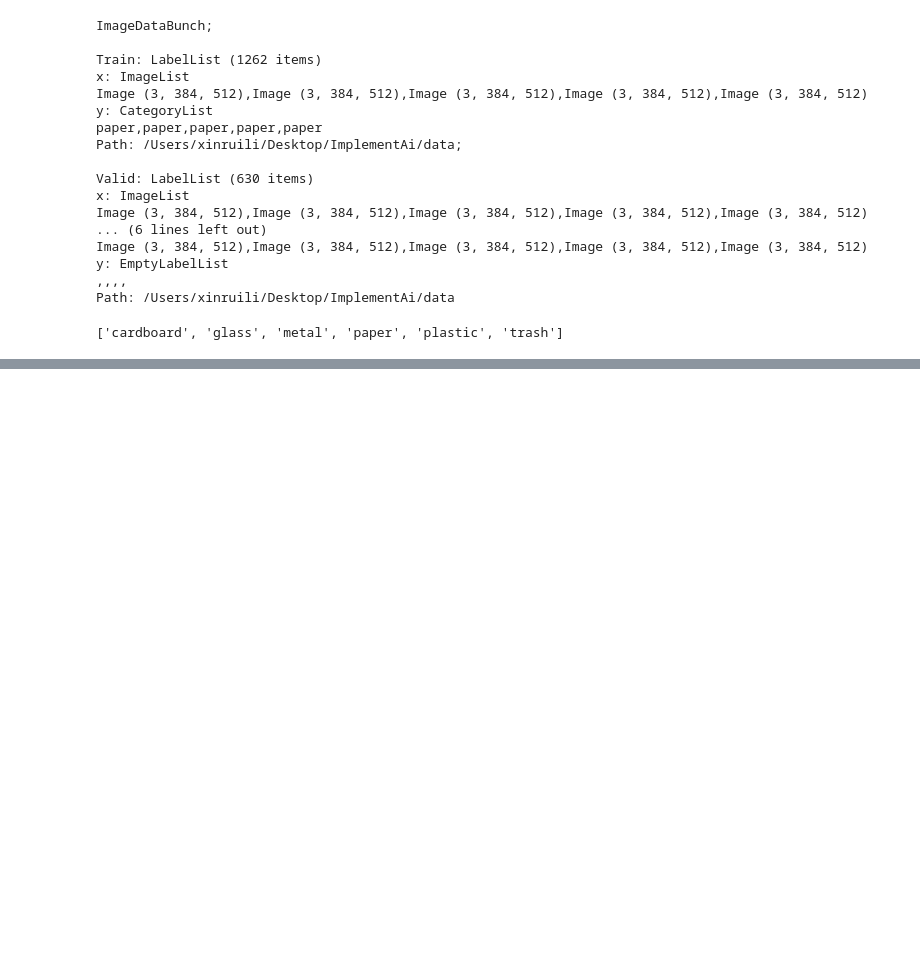
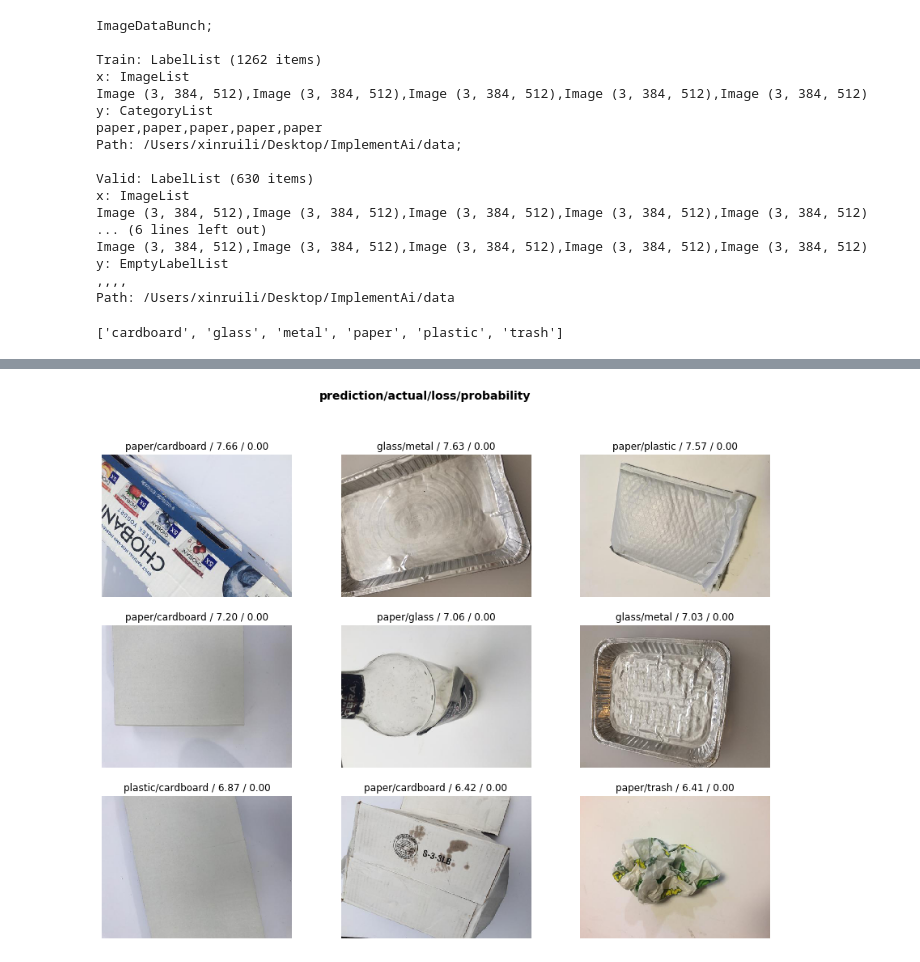
Before and after one commit to xinruili07/waste-disposal-classifier, a Jupyter notebook: Untitled.ipynb, the cells around one changed output, grey strips where cells are left out. Drawn from its saved outputs; the diff is of its cells as text; code cells hidden in the pictures; blank space fills up the shorter version.

```diff
--- a/Untitled.ipynb
+++ b/Untitled.ipynb
@@ -123,0 +124,7 @@ learn.save('mini_train')
+# %%
+interp = ClassificationInterpretation.from_learner(learn)
+losses,idxs = interp.top_losses()
+# %%
+interp.plot_top_losses(9, figsize=(15,11))
+# %% [output]
+[figure, added]
```
Also changed, not shown: parts of 17 cells of this notebook, 3 other files.
